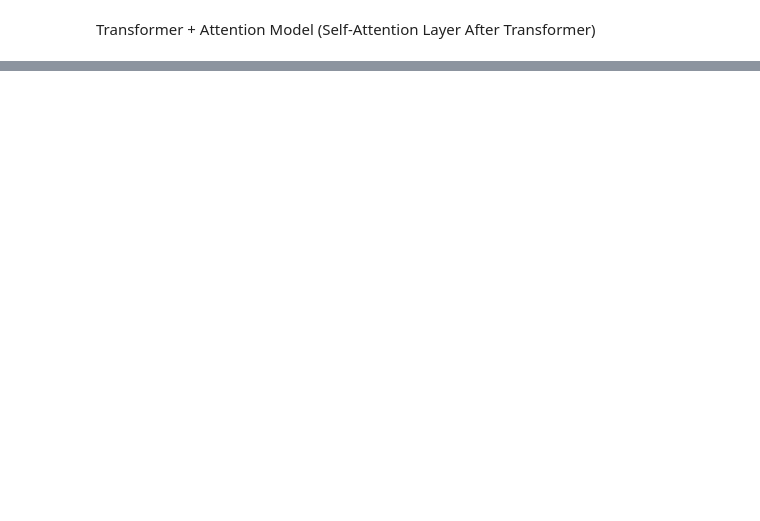
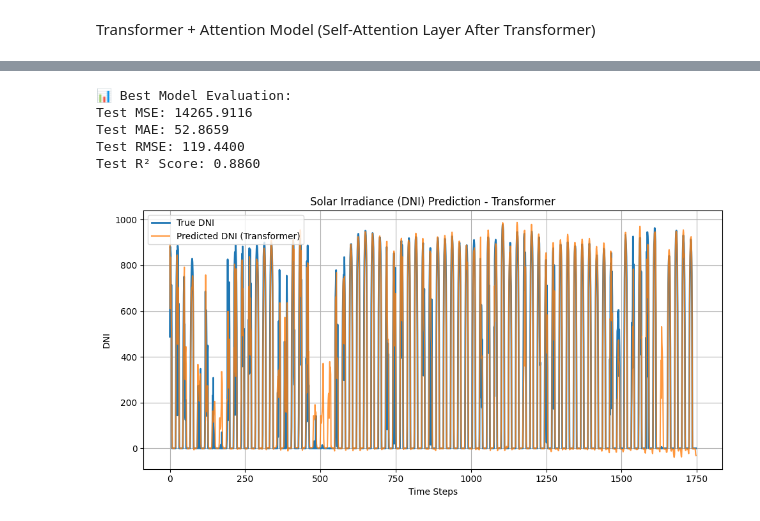
Before and after one commit to maimuna-noshin/Solar-irradiance-Load-demand-EV-demand-prediction-for-cost-effective-energy-flow, a Jupyter notebook: GRU_SOLAR.ipynb, the cells around one changed output, grey strips where cells are left out. Cells and saved outputs as stored; diff of their text form; code cells hidden in the pictures; blank space fills up the shorter version.

```diff
--- a/GRU_SOLAR.ipynb
+++ b/GRU_SOLAR.ipynb
@@ -1023,0 +1188,50 @@ Test R² Score: 0.8793
+# %%
+# Evaluation
+best_model = TransformerAttentionRegressor(input_size=X_test.shape[2]).to(device)
+best_model.load_state_dict(torch.load('best_transformer_attention_regressor.pt'))
+best_model.eval()
+
+# Predict
+y_pred_scaled = []
+with torch.no_grad():
+    for inputs, _ in test_loader:
+        inputs = inputs.to(device)
+        outputs = best_model(inputs)
+        y_pred_scaled.append(outputs.cpu().numpy())
+
+y_pred_scaled = np.concatenate(y_pred_scaled)
+
+# Inverse scaling
+y_pred_trans = scaler_y.inverse_transform(y_pred_scaled).flatten()
+y_true_trans = scaler_y.inverse_transform(y_test.reshape(-1, 1)).flatten()
+
+# Metrics
+mse = mean_squared_error(y_true_trans, y_pred_trans)
+r2 = r2_score(y_true_trans, y_pred_trans)
+mae = mean_absolute_error(y_true_trans, y_pred_trans)
+rmse = np.sqrt(mse)
+
+print(f"\n📊 Best Model Evaluation:")
+print(f"Test MSE: {mse:.4f}")
+print(f"Test MAE: {mae:.4f}")
+print(f"Test RMSE: {rmse:.4f}")
+print(f"Test R² Score: {r2:.4f}")
+
+# Plot
+plt.figure(figsize=(10, 5))
+plt.plot(y_true_trans, label='True DNI', linewidth=2)
+plt.plot(y_pred_trans, label='Predicted DNI (Transformer)', alpha=0.8)
+plt.title('Solar Irradiance (DNI) Prediction - Transformer')
+plt.xlabel('Time Steps')
+plt.ylabel('DNI')
+plt.legend()
+plt.tight_layout()
+plt.grid(True)
+plt.show()
+# %% [output]
+📊 Best Model Evaluation:
+Test MSE: 14265.9116
+Test MAE: 52.8659
+Test RMSE: 119.4400
+Test R² Score: 0.8860
+[figure, added]
```
Also changed, not shown: parts of 14 cells of this notebook.
